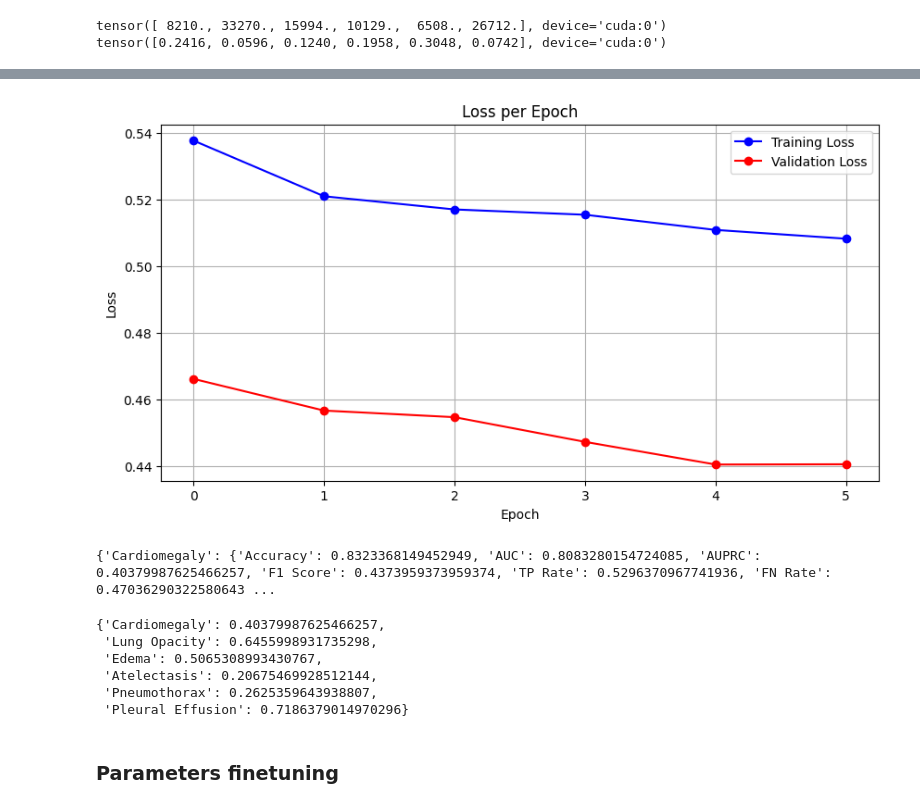
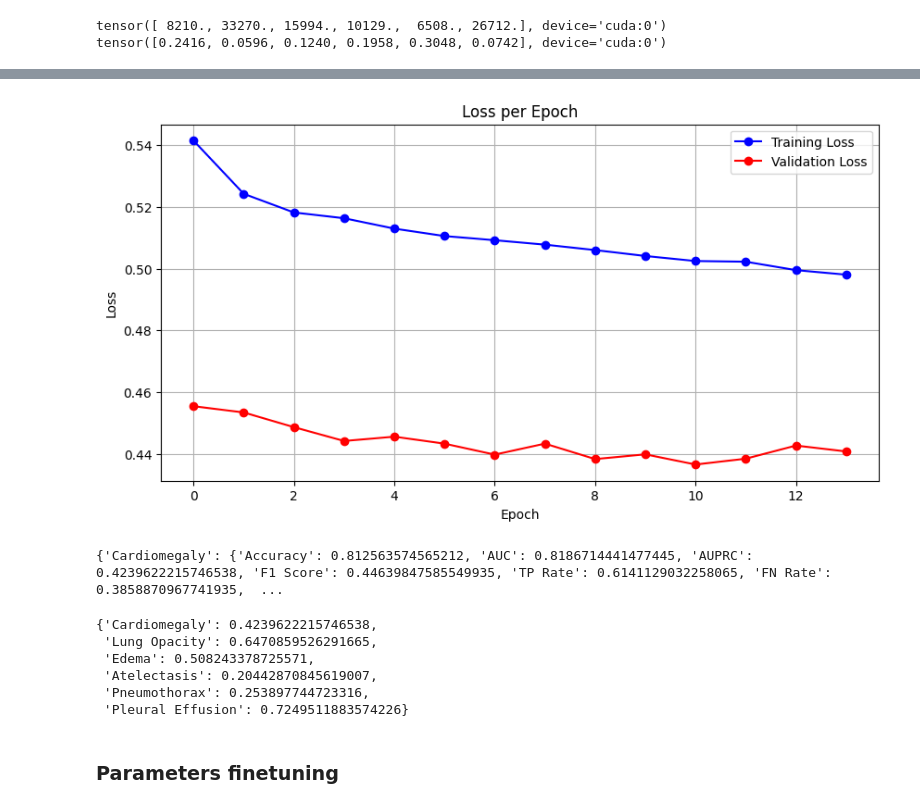
Before and after one commit to clemence-mottez/Mitigating-bias-in-DL-models, a Jupyter notebook: model_eval/densenet_from_embeddings_to_pred_with_NN.ipynb, the cells around one changed output, grey strips where cells are left out. Drawn from its saved outputs; the diff is of its cells as text; code cells hidden in the pictures.

```diff
--- a/model_eval/densenet_from_embeddings_to_pred_with_NN.ipynb
+++ b/model_eval/densenet_from_embeddings_to_pred_with_NN.ipynb
@@ -267,10 +269,10 @@ y_age = test['age']
 # dropout = 0.2
 # batch_size = 256
 
-learning_rate = 0.001
+learning_rate = 0.0005
 weight_decay = 0
 dropout = 0.5
-batch_size = 256
+batch_size = 128
 # %%
 # Check if GPU is available and set the device
 device = torch.device('cuda' if torch.cuda.is_available() else 'cpu')
@@ -429,11 +431,11 @@ optimizer = optim.Adam(model.parameters(), lr=learning_rate, weight_decay=weight
 # Initialize the learning rate scheduler
 scheduler = StepLR(optimizer, step_size=5, gamma=1)
 # %%
-
-
-def train_model(train_loader, validation_loader, model, criterion, optimizer, scheduler, num_epochs):
+def train_model(train_loader, validation_loader, model, criterion, optimizer, scheduler, num_epochs, patience=3):
     model.train()
     training_stats = {'train_loss': [], 'val_loss': []}
+    best_val_loss = float('inf')
+    patience_counter = 0
 
     for epoch in range(num_epochs):
         model.train()
@@ -459,18 +461,24 @@ def train_model(train_loader, validation_loader, model, criterion, optimizer, sc
                 val_loss = criterion(output, target)
                 total_val_loss += val_loss.item()
 
-        training_stats['val_loss'].append(total_val_loss / len(validation_loader))
+        avg_val_loss = total_val_loss / len(validation_loader)
+        training_stats['val_loss'].append(avg_val_loss)
         print(f'Epoch {epoch+1}/{num_epochs}, Training Loss: {training_stats["train_loss"][-1]:.4f}, Validation Loss: {training_stats["val_loss"][-1]:.4f}')
+
+        # Early stopping logic
+        if avg_val_loss < best_val_loss:
+            best_val_loss = avg_val_loss
+            patience_counter = 0  # reset counter if validation loss improves
+        else:
+            patience_counter += 1
+            print(f'Validation loss did not improve. Patience: {patience_counter}/{patience}')
+            if patience_counter >= patience:
+                print('Stopping early due to no improvement in validation loss.')
+                break
 
         # Update the learning rate
         scheduler.step()
 
-        wandb.log({
-            'epoch': epoch,
-            'training_loss': loss,
-            'validation_loss': val_loss,
-        })
-
     return training_stats
 # %%
 # # Training the model with loss reporting and improved visualization
@@ -514,7 +522,7 @@ def train_model(train_loader, validation_loader, model, criterion, optimizer, sc
 #     return training_stats
 # %%
 # Run training
-nb_epoch = 6
+nb_epoch = 20
 stats = train_model(train_loader, valid_loader, model, criterion, optimizer, scheduler, nb_epoch)
 
 # Plotting the training and validation loss per epoch
@@ -537,4 +556,4 @@ Epoch 6/6, Training Loss: 0.5082, Validation Loss: 0.4406
-[figure, old version]
+[figure, new version]
 # %%
 # Function to evaluate the model
 def evaluate_model(loader):
@@ -615,7 +634,7 @@ def compute_metrics(predictions, targets):
 metrics = compute_metrics(predictions, targets)
 print(metrics)
 # %% [output]
-{'Cardiomegaly': {'Accuracy': 0.8323368149452949, 'AUC': 0.8083280154724085, 'AUPRC': 0.40379987625466257, 'F1 Score': 0.4373959373959374, 'TP Rate': 0.5296370967741936, 'FN Rate': 0.47036290322580643 ...
+{'Cardiomegaly': {'Accuracy': 0.812563574565212, 'AUC': 0.8186714441477445, 'AUPRC': 0.4239622215746538, 'F1 Score': 0.44639847585549935, 'TP Rate': 0.6141129032258065, 'FN Rate': 0.3858870967741935,  ...
 # %%
 auc_dict = {}
 
@@ -633,12 +652,12 @@ for disease, values in metrics.items():
 
 auprc
 # %% [output]
-{'Cardiomegaly': 0.40379987625466257,
- 'Lung Opacity': 0.6455998931735298,
- 'Edema': 0.5065308993430767,
- 'Atelectasis': 0.20675469928512144,
- 'Pneumothorax': 0.2625359643938807,
- 'Pleural Effusion': 0.7186379014970296}
+{'Cardiomegaly': 0.4239622215746538,
+ 'Lung Opacity': 0.6470859526291665,
+ 'Edema': 0.508243378725571,
+ 'Atelectasis': 0.20442870845619007,
+ 'Pneumothorax': 0.253897744723316,
+ 'Pleural Effusion': 0.7249511883574226}
 # %% [markdown]
 ### Parameters finetuning
 # %%
```
Also changed, not shown: parts of 16 cells of this notebook, 5 other files.
